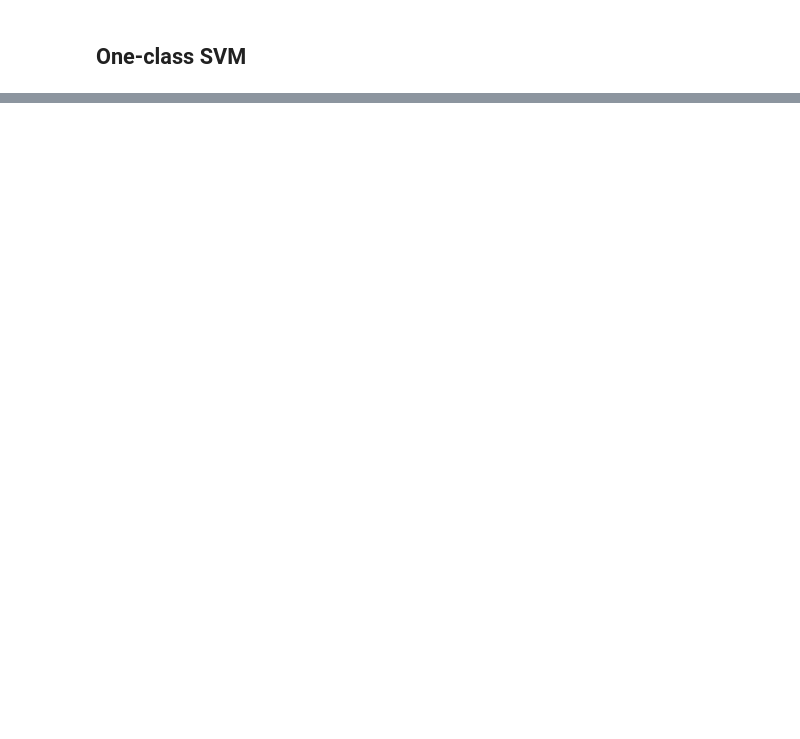
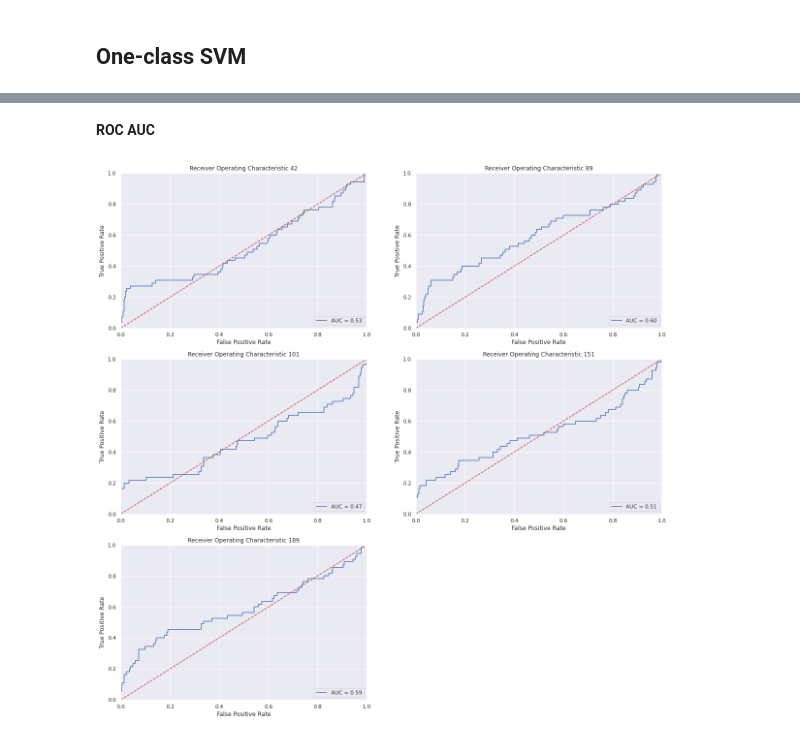
Before and after one commit to unaicarbajo/one-class-covid19, a Jupyter notebook: covid19_prognosis.ipynb, the cells around one changed output, grey strips where cells are left out. Saved outputs shown, nothing was run; the diff lists cells and outputs as text; code cells hidden in the pictures; blank space fills up the shorter version.

Commit message:
Pipeline main core done

```diff
--- a/covid19_prognosis.ipynb
+++ b/covid19_prognosis.ipynb
@@ -729,7 +731,7 @@ for feat_drop in tqdm(range(0,35), desc = 'Feature removing'):
                 positive_index = y_test_universe.loc[y_test_universe['ED0DISWHY']==1].index
                 anomaly_index = y_test_universe.loc[y_test_universe['ED0DISWHY']==-1].index
 
-                norm_outlier_score = self.normalize(outlier_score)
+                norm_outlier_score = self._tool.normalize(outlier_score)
 
                 positive_median = norm_outlier_score[positive_index].median()
                 anomaly_median = norm_outlier_score[anomaly_index].median()
@@ -1936,0 +2396,23 @@ pl._X[42][0].shape
+# %%
+pl = Pipeline(OneClassSVM(), X_collection, Y_collection, feature_keep = ['CD000MSEX', 'CD000FSEX', 'CD0000AGE', 'CTHSDXXSAT'], f_filter ='var_ratio', f_perf = 'med_mean', parameters = {})
+
+############# FILTERING #############
+
+# ['med', 'med_mean', 'auc']
+pl.feature_filtering(n_drop = 34)
+
+############# ROW REMOVAL #############
+
+outss = pl.row_removal(visual = 0)
+
+############# MODEL FITTING #############
+
+pl.fit()
+
+############# MODEL PREDICTION (outlierness) #############
+
+outlierness_pred = pl.outlierness()
+
+############# MODEL PREDICTION #############
+
+y_pred = pl.predict('auto')
@@ -1936,0 +2433,8 @@ pl._X[42][0].shape
+# %% [markdown]
+**ROC AUC**
+# %%
+vis = ToolsVisualization()
+
+vis.ROC_plot_total(Y_collection, outlierness_pred, 1)
+# %% [output]
+[figure, added]
```
Also changed, not shown: parts of 45 cells of this notebook.
